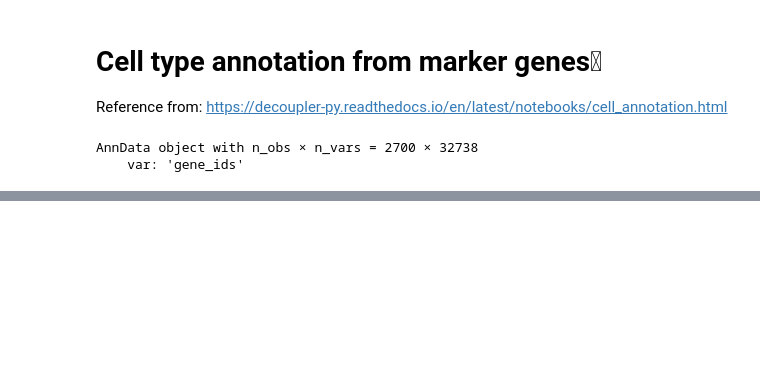
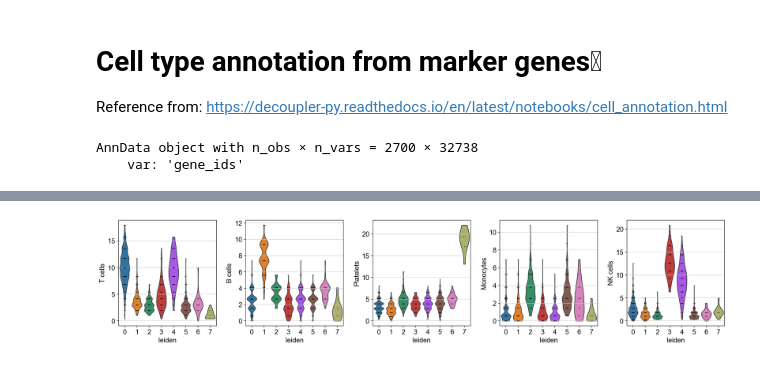
Before and after one commit to chaochungkuo/dobioinformatics, a Jupyter notebook: scRNAseq-annotation/decoupler/decoupler-annotation-marker-genes.ipynb, the cells around one changed output, grey strips where cells are left out. Saved outputs shown, nothing was run; the diff lists cells and outputs as text; code cells hidden in the pictures; blank space fills up the shorter version.

```diff
--- a/scRNAseq-annotation/decoupler/decoupler-annotation-marker-genes.ipynb
+++ b/scRNAseq-annotation/decoupler/decoupler-annotation-marker-genes.ipynb
@@ -64,0 +189,4 @@ ImportError: Please install the leiden algorithm: `conda install -c conda-forge
+# %%
+sc.pl.violin(acts, keys=['T cells', 'B cells', 'Platelets', 'Monocytes', 'NK cells'], groupby='leiden')
+# %% [output]
+[figure, added]
```
Also changed, not shown: parts of 12 cells of this notebook, 1 other file.
